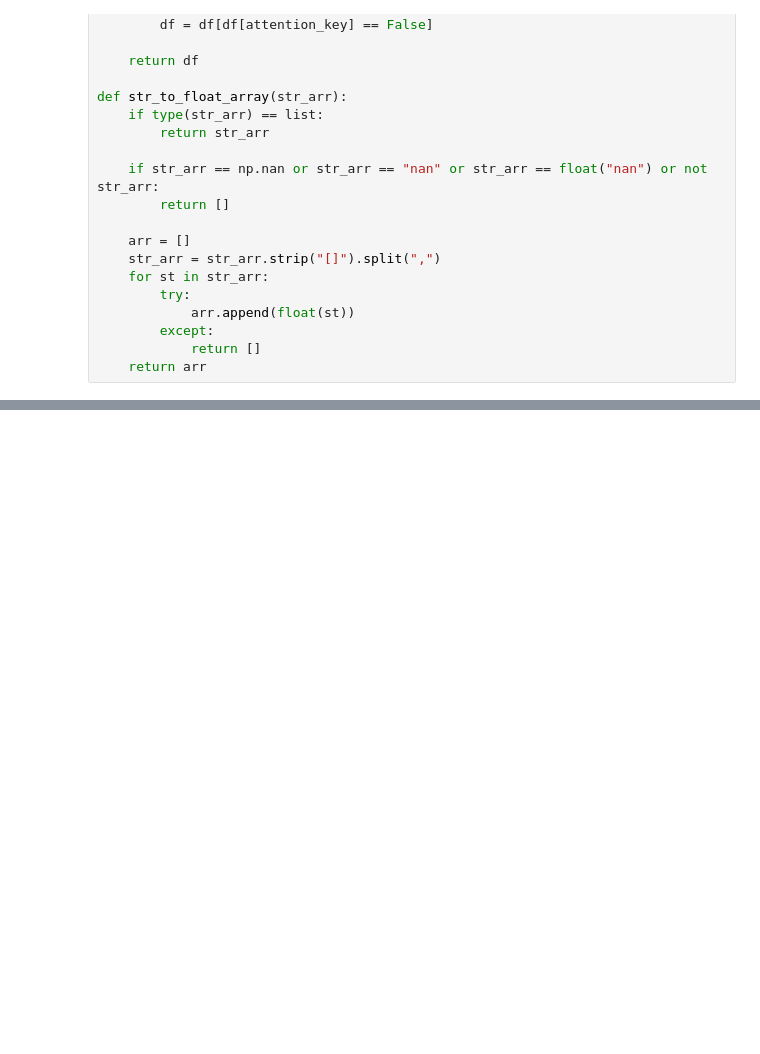
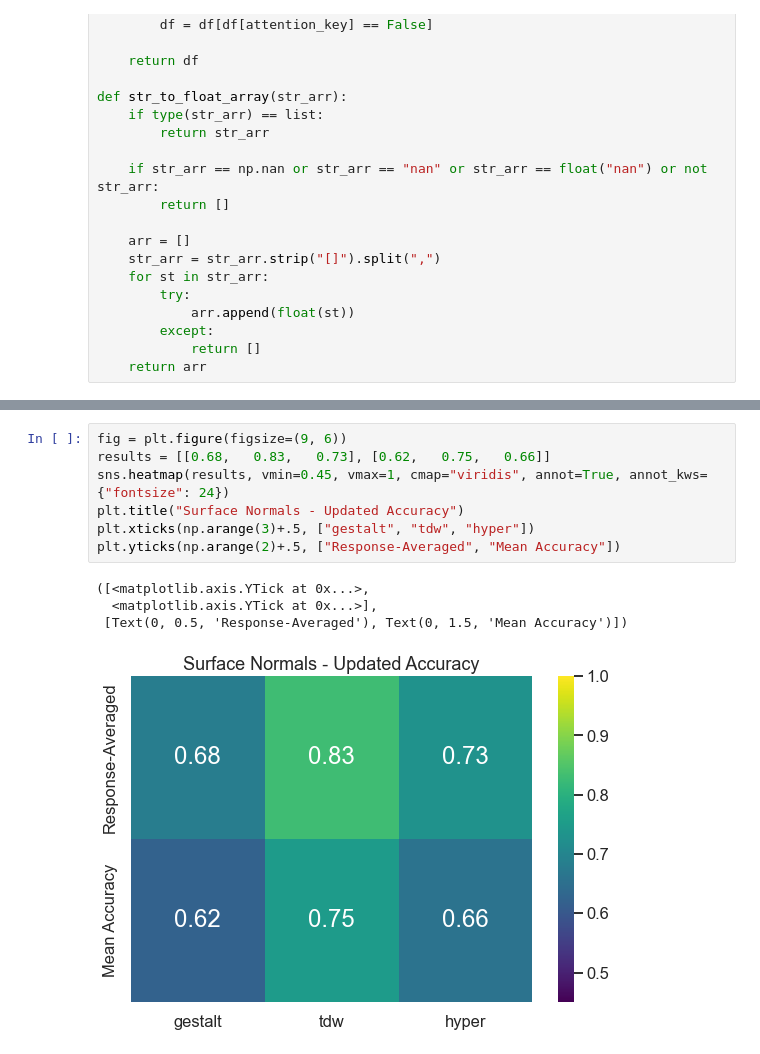
Before and after one commit to yifr/mlve, a Jupyter notebook: analysis/summary_stats.ipynb, the cells around one changed output, grey strips where cells are left out. Cells and saved outputs as stored; diff of their text form; blank space fills up the shorter version.

```diff
--- a/analysis/summary_stats.ipynb
+++ b/analysis/summary_stats.ipynb
@@ -236,0 +568,12 @@ for col_name in names:
+# %%
+fig = plt.figure(figsize=(9, 6))
+results = [[0.68,	0.83,	0.73], [0.62,	0.75,	0.66]]
+sns.heatmap(results, vmin=0.45, vmax=1, cmap="viridis", annot=True, annot_kws={"fontsize": 24})
+plt.title("Surface Normals - Updated Accuracy")
+plt.xticks(np.arange(3)+.5, ["gestalt", "tdw", "hyper"])
+plt.yticks(np.arange(2)+.5, ["Response-Averaged", "Mean Accuracy"])
+# %% [output]
+([<matplotlib.axis.YTick at 0x...>,
+  <matplotlib.axis.YTick at 0x...>],
+ [Text(0, 0.5, 'Response-Averaged'), Text(0, 1.5, 'Mean Accuracy')])
+[figure, added]
```
Also changed, not shown: parts of 15 cells of this notebook, 20 other files.
